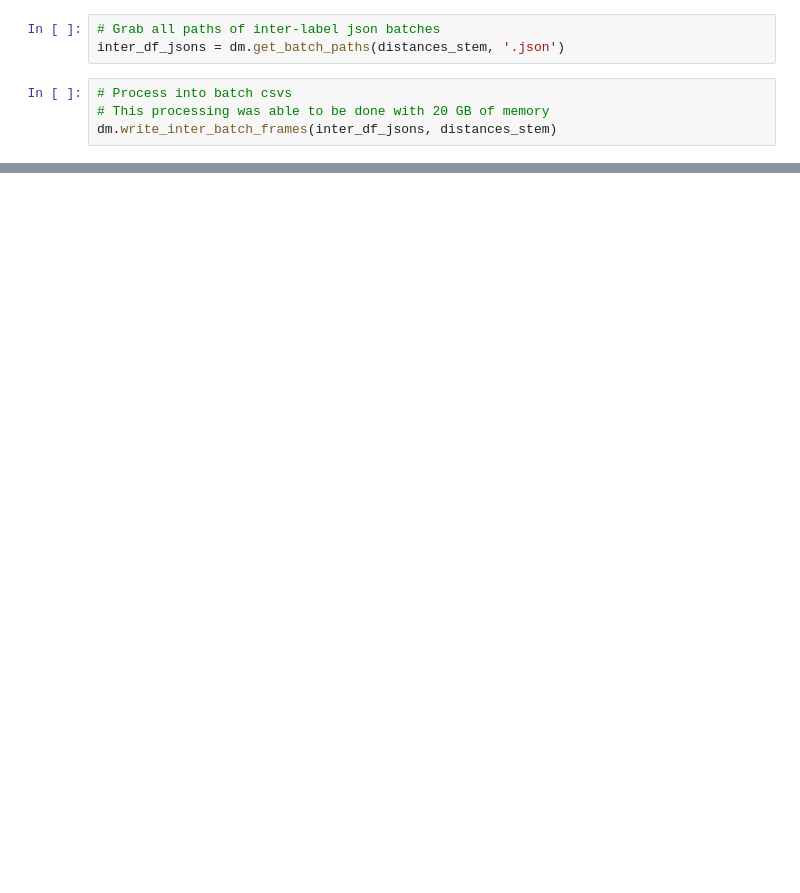
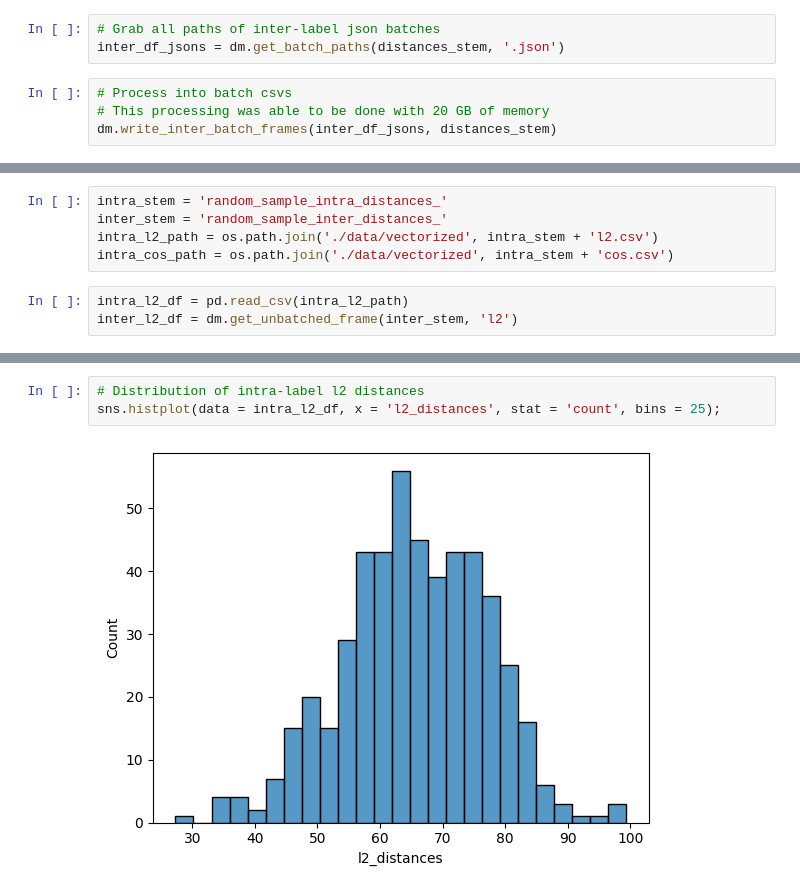
Before and after one commit to JoshuaGottlieb/Facial-Recognition-with-Deepface, a Jupyter notebook: Vectorization.ipynb, the cells around one changed output, grey strips where cells are left out. Drawn from its saved outputs; the diff is of its cells as text; blank space fills up the shorter version.

Commit message:
Created, processed, vectorized, and analyzed subsample of LFW dataset in order to find theoretical distance thresholds for facial verification.

```diff
--- a/Vectorization.ipynb
+++ b/Vectorization.ipynb
@@ -430,0 +515,8 @@ ax[2].imshow(prep3.get_resized_image());
+# %%
+intra_stem = 'random_sample_intra_distances_'
+inter_stem = 'random_sample_inter_distances_'
+intra_l2_path = os.path.join('./data/vectorized', intra_stem + 'l2.csv')
+intra_cos_path = os.path.join('./data/vectorized', intra_stem + 'cos.csv')
+# %%
+intra_l2_df = pd.read_csv(intra_l2_path)
+inter_l2_df = dm.get_unbatched_frame(inter_stem, 'l2')
@@ -430,0 +536,5 @@ ax[2].imshow(prep3.get_resized_image());
+# %%
+# Distribution of intra-label l2 distances
+sns.histplot(data = intra_l2_df, x = 'l2_distances', stat = 'count', bins = 25);
+# %% [output]
+[figure, added]
```
Also changed, not shown: parts of 166 cells of this notebook.
